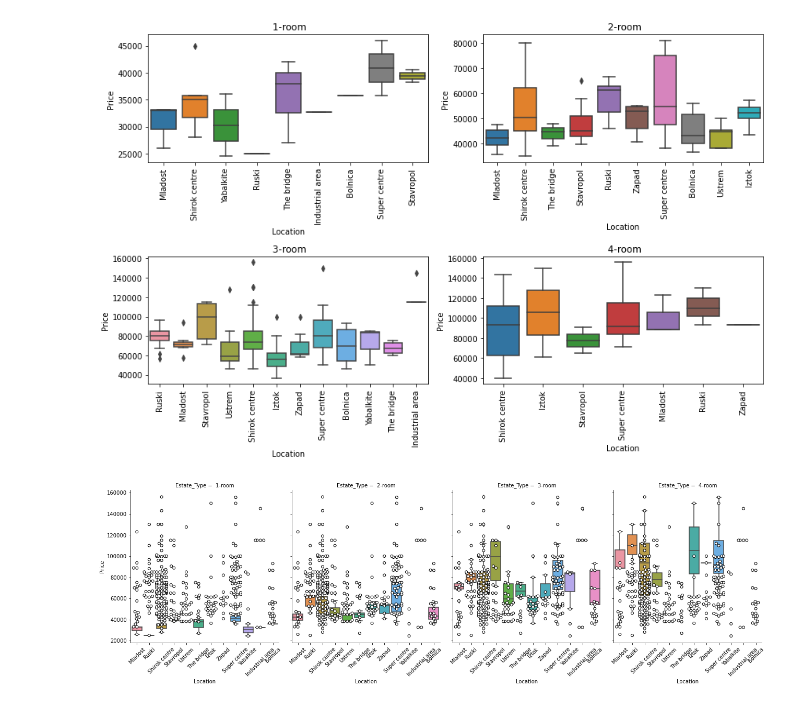
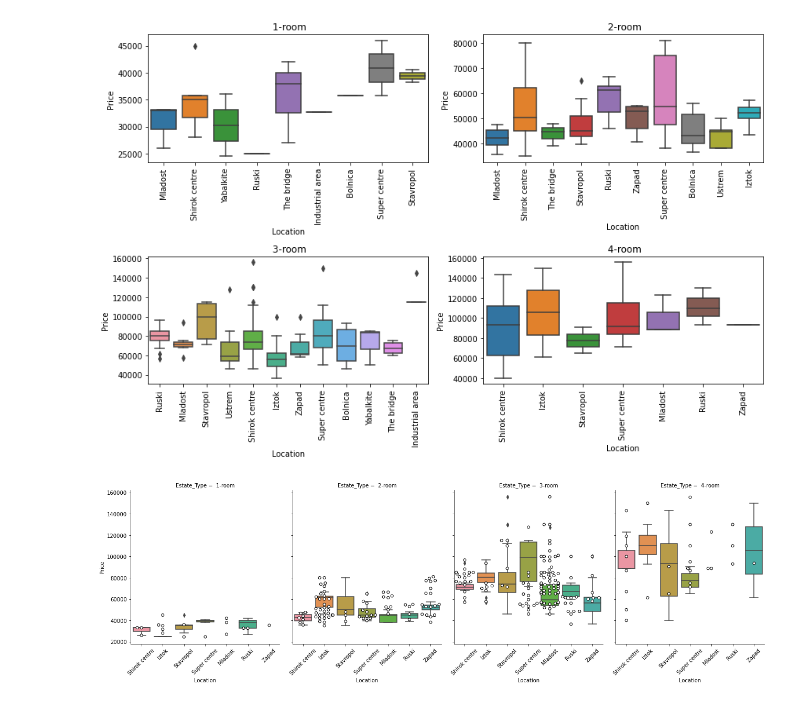
Before and after one commit to StefanRaychev/Web-scraping-and-data-analysis-of-estate-market, a Jupyter notebook: Scraping.ipynb, the cells around one changed output. Drawn from its saved outputs; the diff is of its cells as text; code cells hidden in the pictures.

```diff
--- a/Scraping.ipynb
+++ b/Scraping.ipynb
@@ -383,22 +383,26 @@ plt.show()
 # %% [output]
 [figure]
 # %%
+# Create the catplot
 g = sns.catplot(x="Location", y="Price",
-             col="Estate_Type",
-            data=df_estate_collection_all, kind="box",
-            height=5, aspect=.9);
+                col="Estate_Type",
+                data=df_estate_collection_all,
+                kind="box",
+                height=5, aspect=.9)
 
-# Add swarmplot circles to the catplot
 # Iterate over each subplot
-for ax in g.axes.flat:
+for ax, estate_type in zip(g.axes.flat, df_estate_collection_all['Estate_Type'].unique()):
+    # Filter the dataframe for the current estate_type
+    data_subset = df_estate_collection_all[df_estate_collection_all['Estate_Type'] == estate_type]
+
     # Add swarmplot circles to the subplot
-    sns.swarmplot(x='Location', y='Price', data=df_estate_collection_all,
+    sns.swarmplot(x='Location', y='Price', data=data_subset,
                   color="white", edgecolor="black", linewidth=1, size=5, ax=ax)
 
     # Rotate the x-axis labels
     ax.set_xticklabels(ax.get_xticklabels(), rotation=45)
 
 # Display the plot
 plt.show()
 # %% [output]
-[figure, old version]
+[figure, new version]
```
